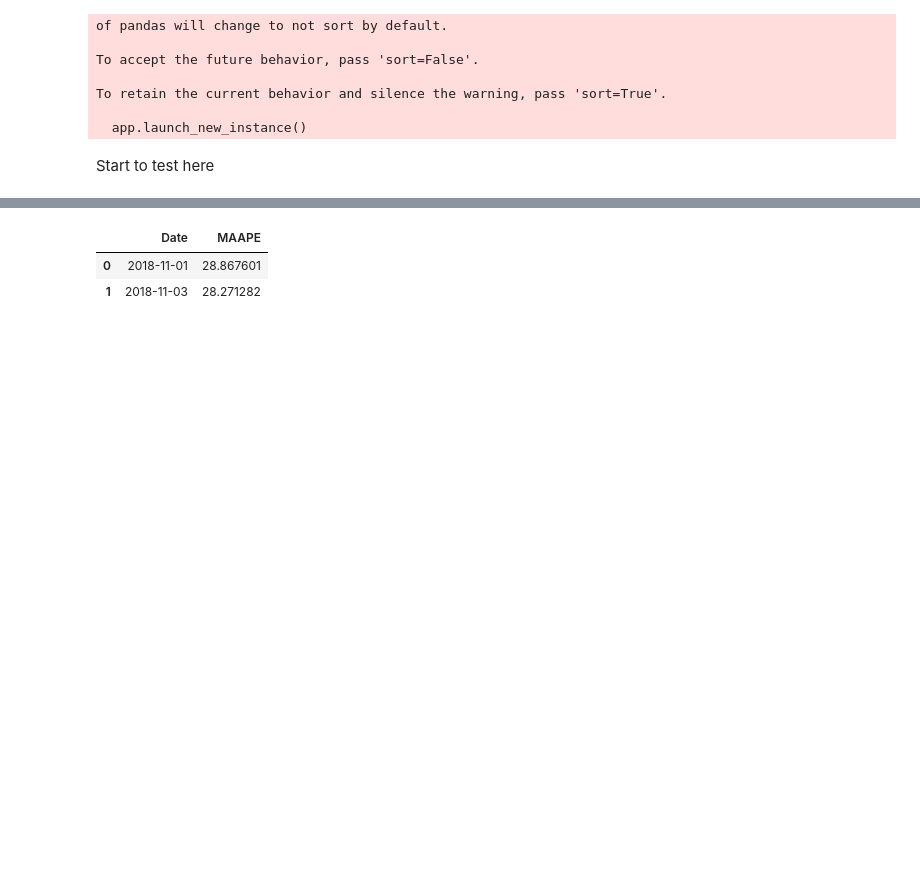
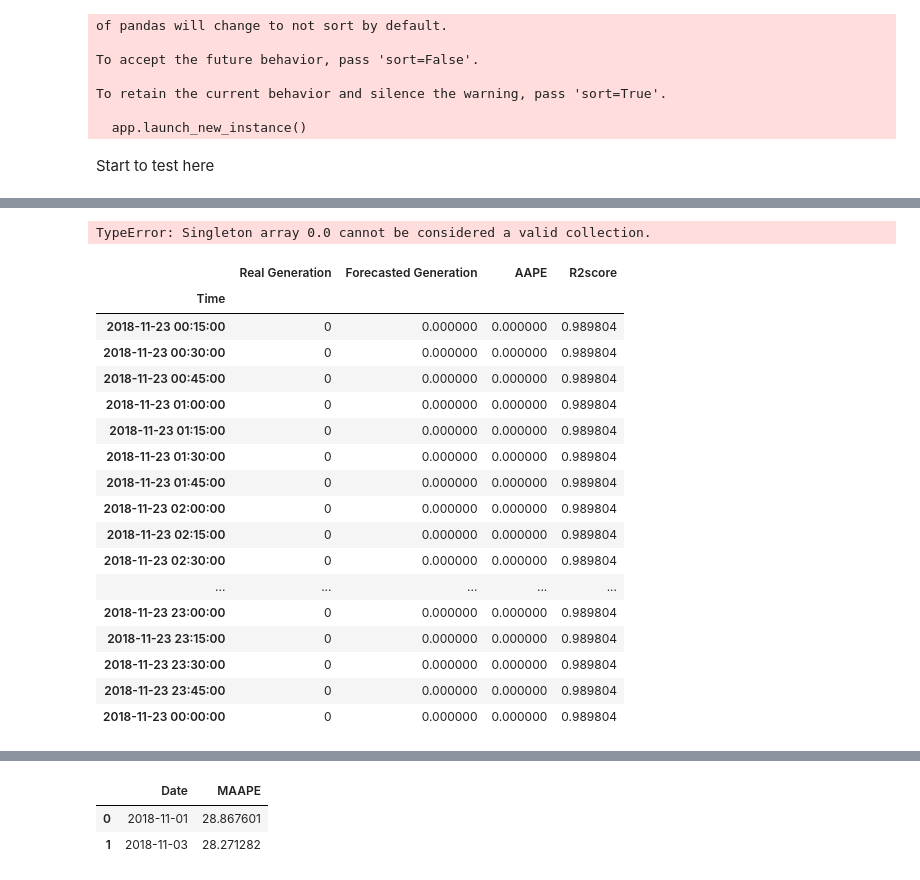
Before and after one commit to TongIDC/Senior-Project, a Jupyter notebook: Gen 30 days.ipynb, the cells around one changed output, grey strips where cells are left out. Cells and saved outputs as stored; diff of their text form; code cells hidden in the pictures; blank space fills up the shorter version.

```diff
--- a/Gen 30 days.ipynb
+++ b/Gen 30 days.ipynb
@@ -225,4 +225,32 @@ for index, row in df1.iterrows():
     df1.loc[index,'AAPE'] = error
+# %%
+from sklearn.metrics import mean_squared_error, r2_score ,mean_absolute_error
+for index, row in df1.iterrows():
+    r2 = r2_score(row["Real Generation"], row["Forecasted Generation"])
+    df1.loc[index,'R2score'] = r2
+# %% [output]
+TypeError: Singleton array 0.0 cannot be considered a valid collection.
+# %%
+df1
+# %% [output]
+|  | Real Generation | Forecasted Generation | AAPE | R2score |
+| Time |  |  |  |  |
+| 2018-11-23 00:15:00 | 0 | 0.000000 | 0.000000 | 0.989804 |
+| 2018-11-23 00:30:00 | 0 | 0.000000 | 0.000000 | 0.989804 |
+| 2018-11-23 00:45:00 | 0 | 0.000000 | 0.000000 | 0.989804 |
+| 2018-11-23 01:00:00 | 0 | 0.000000 | 0.000000 | 0.989804 |
+| 2018-11-23 01:15:00 | 0 | 0.000000 | 0.000000 | 0.989804 |
+| 2018-11-23 01:30:00 | 0 | 0.000000 | 0.000000 | 0.989804 |
+| 2018-11-23 01:45:00 | 0 | 0.000000 | 0.000000 | 0.989804 |
+| 2018-11-23 02:00:00 | 0 | 0.000000 | 0.000000 | 0.989804 |
+| 2018-11-23 02:15:00 | 0 | 0.000000 | 0.000000 | 0.989804 |
+| 2018-11-23 02:30:00 | 0 | 0.000000 | 0.000000 | 0.989804 |
+| ... | ... | ... | ... | ... |
+| 2018-11-23 23:00:00 | 0 | 0.000000 | 0.000000 | 0.989804 |
+| 2018-11-23 23:15:00 | 0 | 0.000000 | 0.000000 | 0.989804 |
+| 2018-11-23 23:30:00 | 0 | 0.000000 | 0.000000 | 0.989804 |
+| 2018-11-23 23:45:00 | 0 | 0.000000 | 0.000000 | 0.989804 |
+| 2018-11-23 00:00:00 | 0 | 0.000000 | 0.000000 | 0.989804 |
 # %%
 fig, ax = plt.subplots()
 hours = mdates.HourLocator(interval = 1)
```
Also changed, not shown: parts of 8 cells of this notebook, 5 other files.
